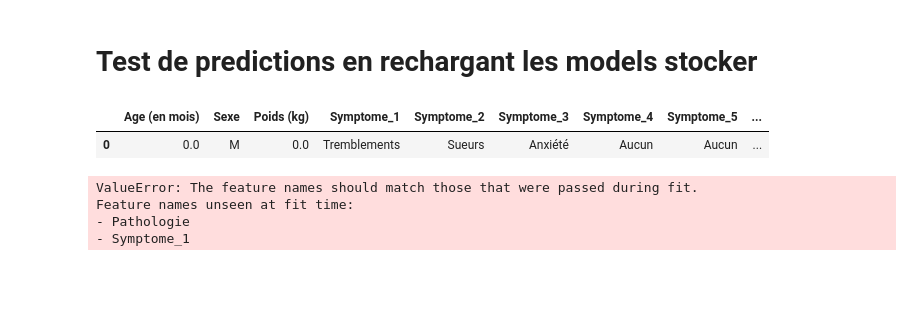
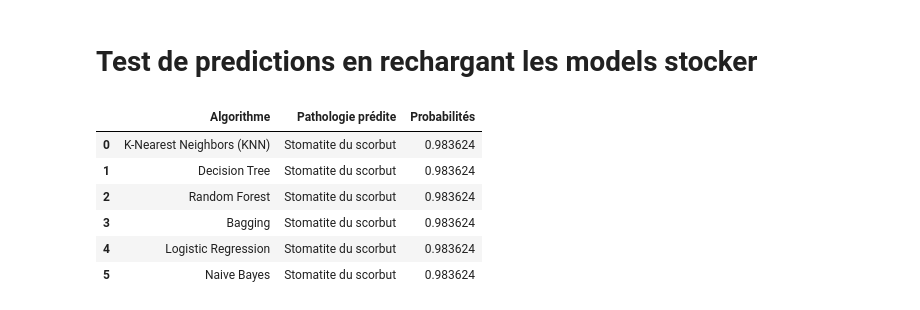
Before and after one commit to Pawindtaore/prediction_pathologie_ginfocloud, a Jupyter notebook: prediction_pathologie_pescriptions.ipynb, the cells around one changed output. Cells and saved outputs as stored; diff of their text form; code cells hidden in the pictures; blank space fills up the shorter version.

Commit message:
prediction models saved and predictions working well

```diff
--- a/prediction_pathologie_pescriptions.ipynb
+++ b/prediction_pathologie_pescriptions.ipynb
@@ -286,7 +285,7 @@ plt.scatter(df['Poids (kg)'],df['Pathologie'])
 # Normalisation
 # %%
 
-df_normalized = normalisation(df, method=1)
+df_normalized,scaler = normalisation(df, method=1)
 # Remplacement des colonnes normalisées dans le DataFrame original
 df = df_normalized
 
@@ -559,11 +587,11 @@ for al in algorithmes:
 # %%
-exemple = {"Age (en mois)" : [420],
-    "Sexe" : ["M"],
-    "Poids (kg)" : [80],
-    "Symptome_1" : ["Tremblements"],
-    "Symptome_2" : ["Sueurs"],
-    "Symptome_3" : ["Anxiété"],
-    "Symptome_4" : ["Aucun"],
-    "Symptome_5" : ["Aucun"],
-    "Pathologie" : ["Hypoglycémie"],
+exemple = {
+    "Age (en mois)" : 420,
+    "Sexe" : "M",
+    "Poids (kg)" : 80,
+    "Symptome_5" : "Aucun",
+    "Symptome_4" : "Aucun",
+    "Symptome_3" : "Fièvre",
+    "Symptome_2" : "Sueurs",
+    "Symptome_1" : "Douleurs",
     }
@@ -573,5 +597,0 @@ df_exemple = normalisation(df_exemple,1)
-# %%
-df_exemple
-# %% [output]
-|  | Age (en mois) | Sexe | Poids (kg) | Symptome_1 | Symptome_2 | Symptome_3 | Symptome_4 | Symptome_5 | ... |
-| 0 | 0.0 | M | 0.0 | Tremblements | Sueurs | Anxiété | Aucun | Aucun | ... |
@@ -580,9 +598,24 @@ exemple_original= df_exemple.to_dict(orient='records')[0]
-# %%
-for algo, model in models.items():
-    pred_pathologie, pourcentage = model.predict(exemple_original)
-    print(f'Selon le model {algo} le patient a : {pred_pathologie} à {pourcentage*100}%')
-# %% [output]
-ValueError: The feature names should match those that were passed during fit.
-Feature names unseen at fit time:
-- Pathologie
-- Symptome_1
+# %%
+classes_pred=[]
+probas_pred=[]
+
+for algo, model in models.items():
+    classe,proba = model.predict_disease(exemple)
+    if classe:
+        # print(f'Selon le model {algo} le patient a : {classe} avec une probabilite de {proba*100}%')
+        classes_pred.append(classe)
+        probas_pred.append(proba)
+    else:
+        print("Données non valides.")
+
+resultats_predictions = pd.DataFrame({"Algorithme": algorithmes, "Pathologie prédite": classes_pred, "Probabilités" : probas_pred})
+# %%
+resultats_predictions
+# %% [output]
+|  | Algorithme | Pathologie prédite | Probabilités |
+| 0 | K-Nearest Neighbors (KNN) | Stomatite du scorbut | 0.983624 |
+| 1 | Decision Tree | Stomatite du scorbut | 0.983624 |
+| 2 | Random Forest | Stomatite du scorbut | 0.983624 |
+| 3 | Bagging | Stomatite du scorbut | 0.983624 |
+| 4 | Logistic Regression | Stomatite du scorbut | 0.983624 |
+| 5 | Naive Bayes | Stomatite du scorbut | 0.983624 |
```
Also changed, not shown: parts of 14 cells of this notebook, 19 other files.
